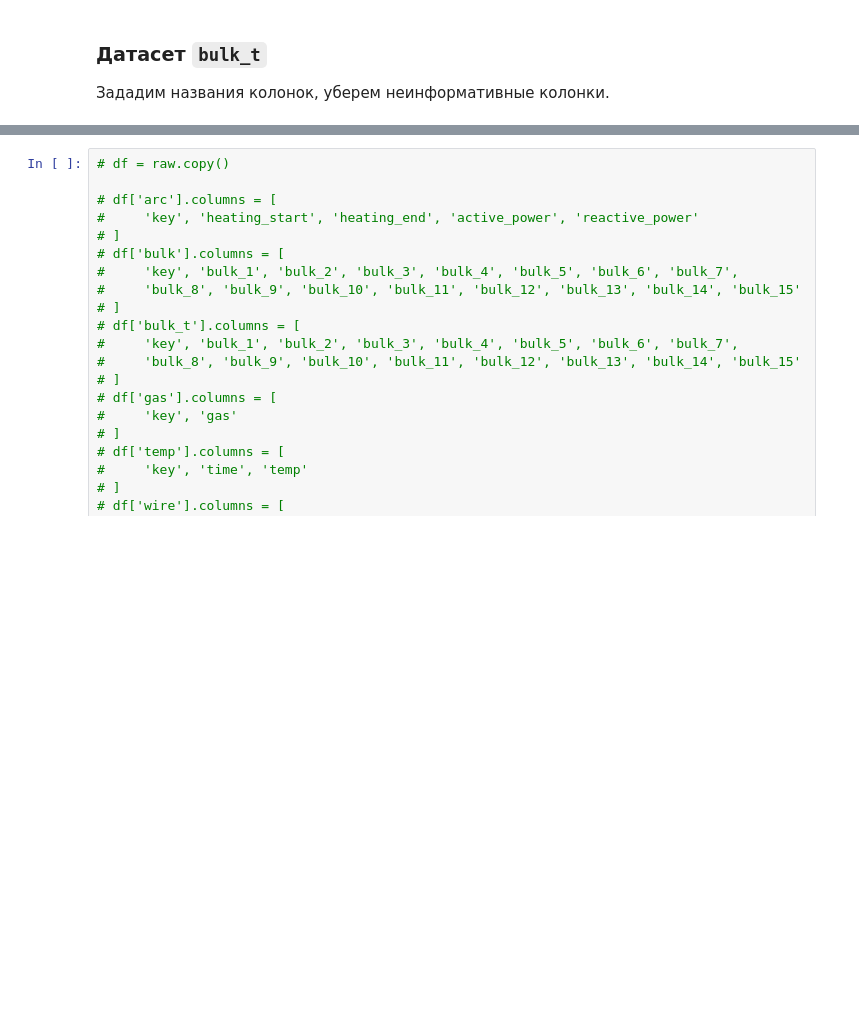
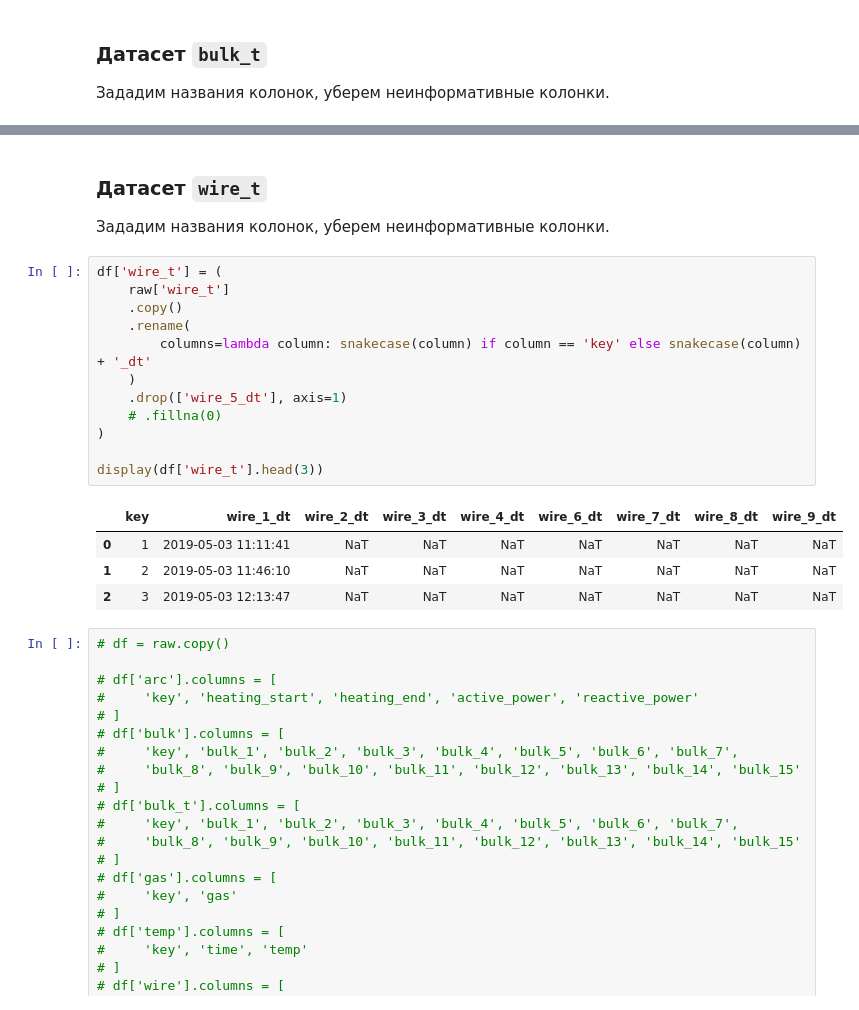
Before and after one commit to mskhmelik/yandex_data_science, a Jupyter notebook: Project_final/prj_manufacturing.ipynb, the cells around one changed output, grey strips where cells are left out. Cells and saved outputs as stored; diff of their text form; blank space fills up the shorter version.

```diff
--- a/Project_final/prj_manufacturing.ipynb
+++ b/Project_final/prj_manufacturing.ipynb
@@ -371,3 +437,24 @@ display(df['bulk_t'].head(3))
+# %% [markdown]
+### Датасет `wire_t`
+
+Зададим названия колонок, уберем неинформативные колонки.
+# %%
+df['wire_t'] = (
+    raw['wire_t']
+    .copy()
+    .rename(
+        columns=lambda column: snakecase(column) if column == 'key' else snakecase(column) + '_dt'
+    )
+    .drop(['wire_5_dt'], axis=1)
+    # .fillna(0)
+)
+
+display(df['wire_t'].head(3))
+# %% [output]
+|  | key | wire_1_dt | wire_2_dt | wire_3_dt | wire_4_dt | wire_6_dt | wire_7_dt | wire_8_dt | wire_9_dt |
+| 0 | 1 | 2019-05-03 11:11:41 | NaT | NaT | NaT | NaT | NaT | NaT | NaT |
+| 1 | 2 | 2019-05-03 11:46:10 | NaT | NaT | NaT | NaT | NaT | NaT | NaT |
+| 2 | 3 | 2019-05-03 12:13:47 | NaT | NaT | NaT | NaT | NaT | NaT | NaT |
 # %%
 # df = raw.copy()
 
```
Also changed, not shown: parts of 7 cells of this notebook.
